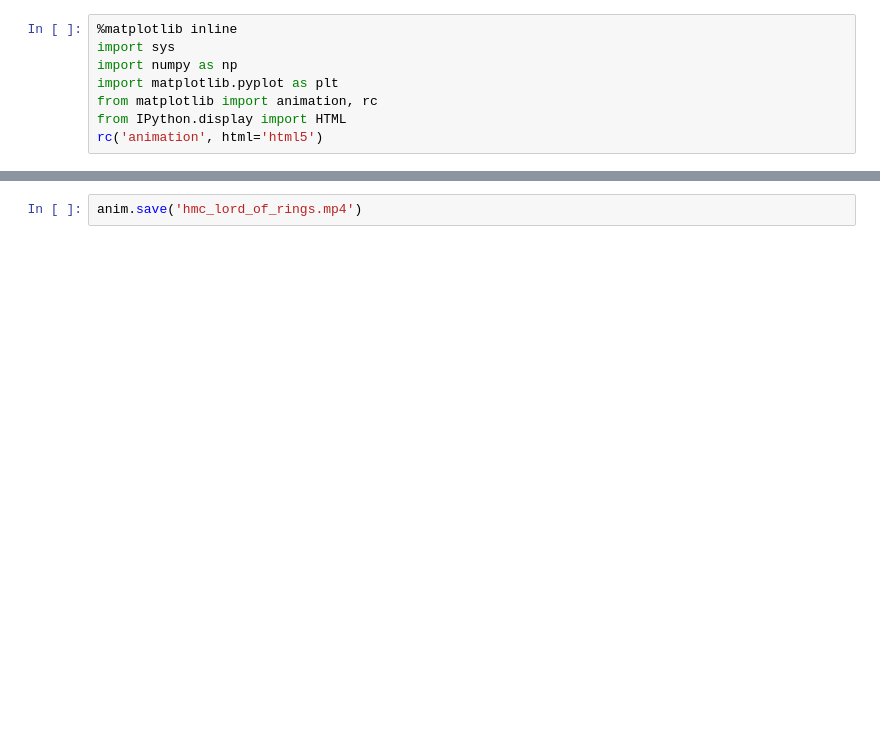
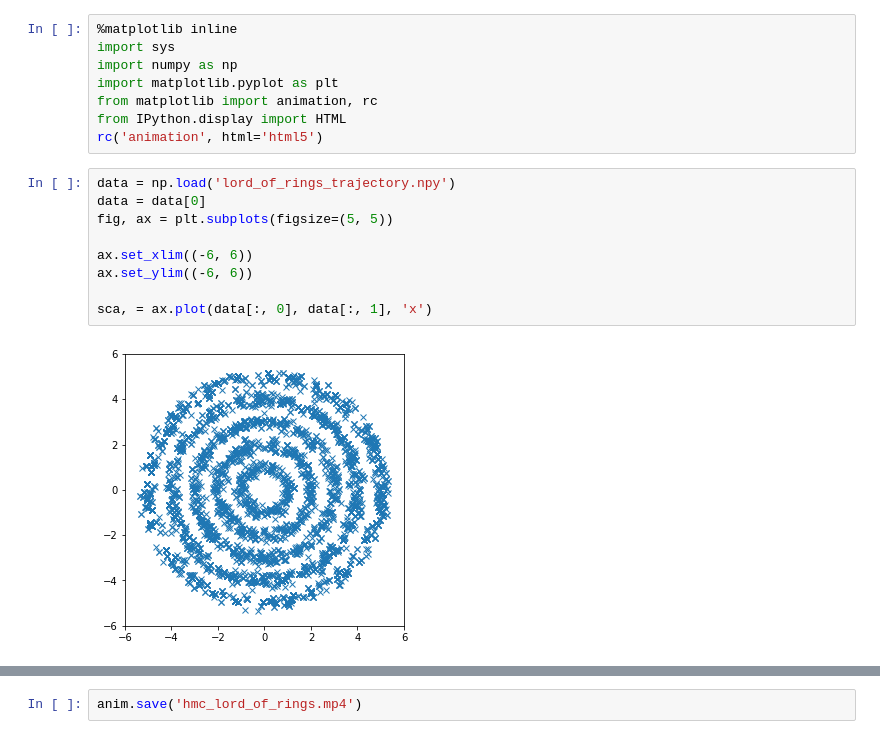
Before and after one commit to ermongroup/a-nice-mc, a Jupyter notebook: figs/animation.ipynb, the cells around one changed output, grey strips where cells are left out. Cells and saved outputs as stored; diff of their text form; blank space fills up the shorter version.

```diff
--- a/figs/animation.ipynb
+++ b/figs/animation.ipynb
@@ -6,3 +6,14 @@ import matplotlib.pyplot as plt
 from matplotlib import animation, rc
 from IPython.display import HTML
 rc('animation', html='html5')
+# %%
+data = np.load('lord_of_rings_trajectory.npy')
+data = data[0]
+fig, ax = plt.subplots(figsize=(5, 5))
+
+ax.set_xlim((-6, 6))
+ax.set_ylim((-6, 6))
+
+sca, = ax.plot(data[:, 0], data[:, 1], 'x')
+# %% [output]
+[figure, added]
```
Also changed, not shown: parts of 7 cells of this notebook, 4 other files.
